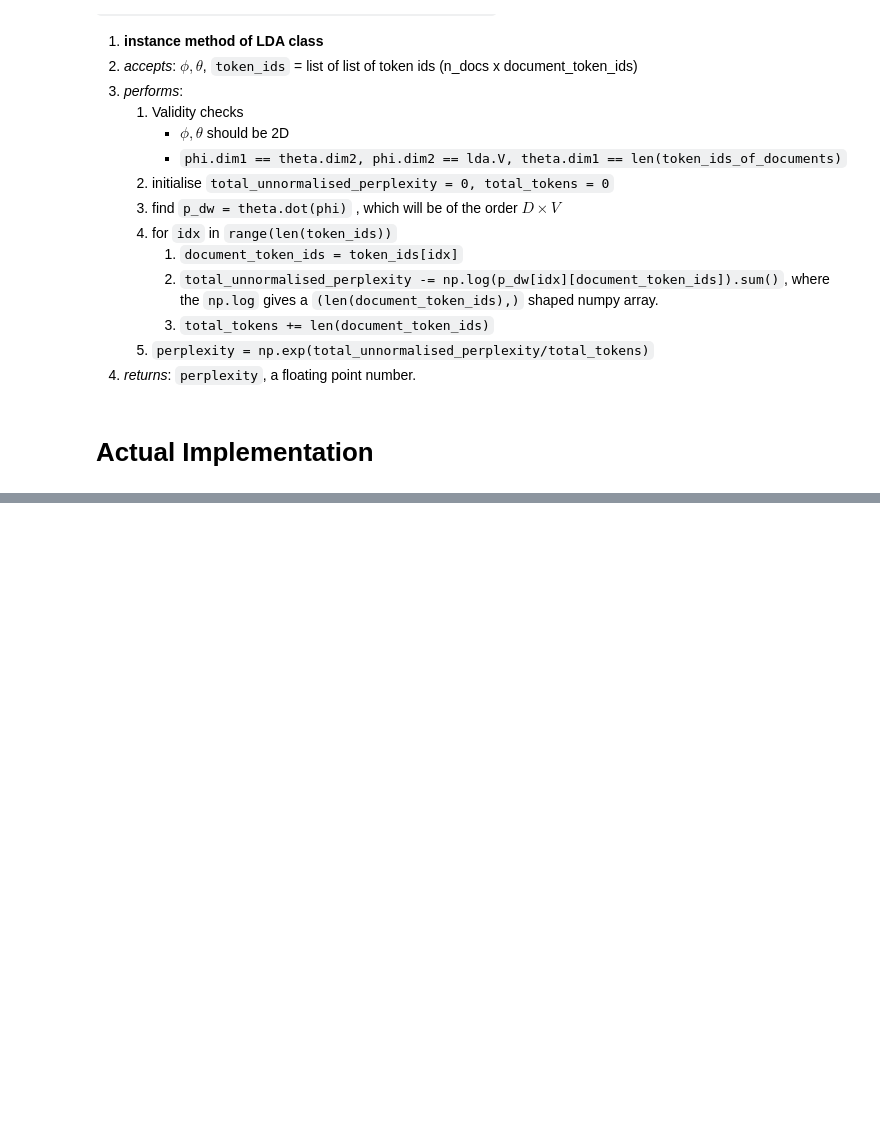
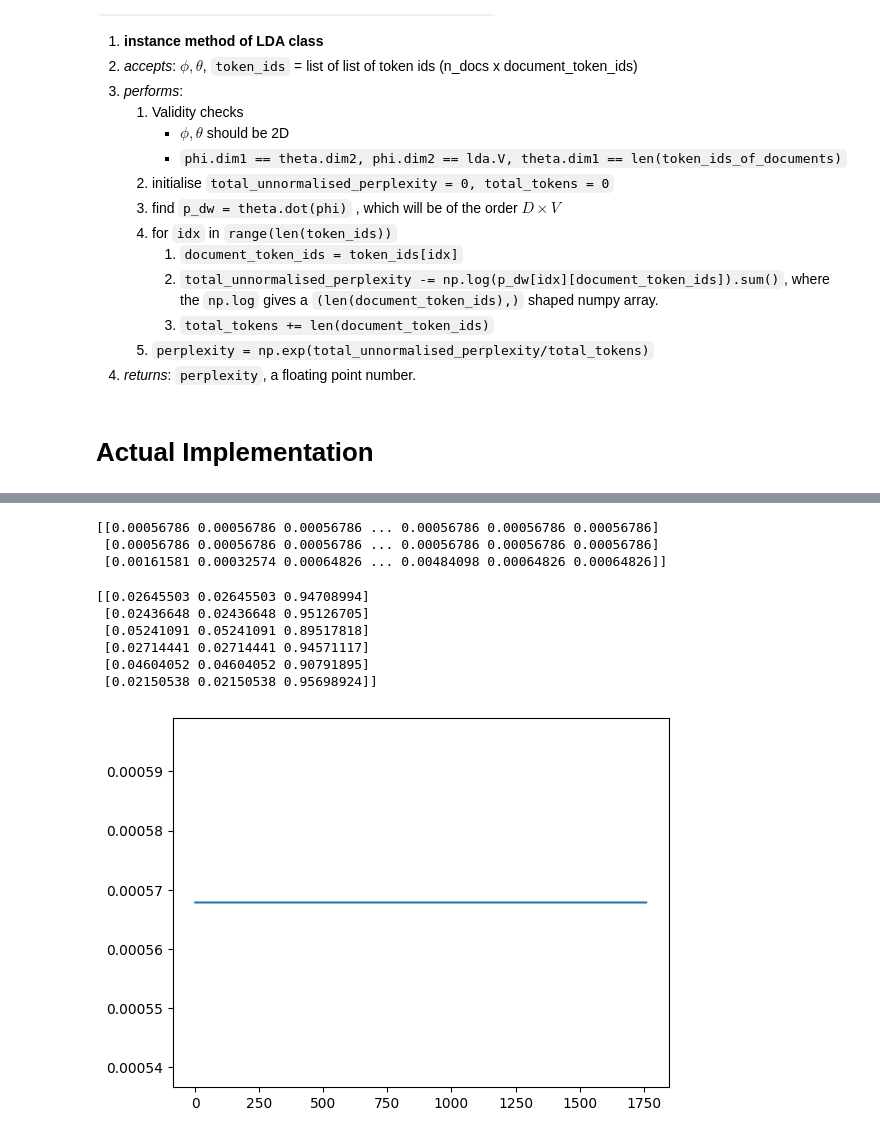
Before and after one commit to akshayDev17/Document-Extraction, a Jupyter notebook: myLDA/LDA_from_scratch.ipynb, the cells around one changed output, grey strips where cells are left out. Cells and saved outputs as stored; diff of their text form; code cells hidden in the pictures; blank space fills up the shorter version.

```diff
--- a/myLDA/LDA_from_scratch.ipynb
+++ b/myLDA/LDA_from_scratch.ipynb
@@ -1045,0 +1094,21 @@ lda_model.create_token_encoding(list_of_doc_names=documents)
+# %%
+phi, theta = np.load('phi.npy'), np.load('theta.npy')
+print(phi)
+# %% [output]
+[[0.00056786 0.00056786 0.00056786 ... 0.00056786 0.00056786 0.00056786]
+ [0.00056786 0.00056786 0.00056786 ... 0.00056786 0.00056786 0.00056786]
+ [0.00161581 0.00032574 0.00064826 ... 0.00484098 0.00064826 0.00064826]]
+# %%
+print(theta)
+# %% [output]
+[[0.02645503 0.02645503 0.94708994]
+ [0.02436648 0.02436648 0.95126705]
+ [0.05241091 0.05241091 0.89517818]
+ [0.02714441 0.02714441 0.94571117]
+ [0.04604052 0.04604052 0.90791895]
+ [0.02150538 0.02150538 0.95698924]]
+# %%
+plt.plot(np.arange(phi[0, :].shape[0]), phi[0, :])
+plt.show()
+# %% [output]
+[figure, added]
```
Also changed, not shown: parts of 12 cells of this notebook, 5 other files.
